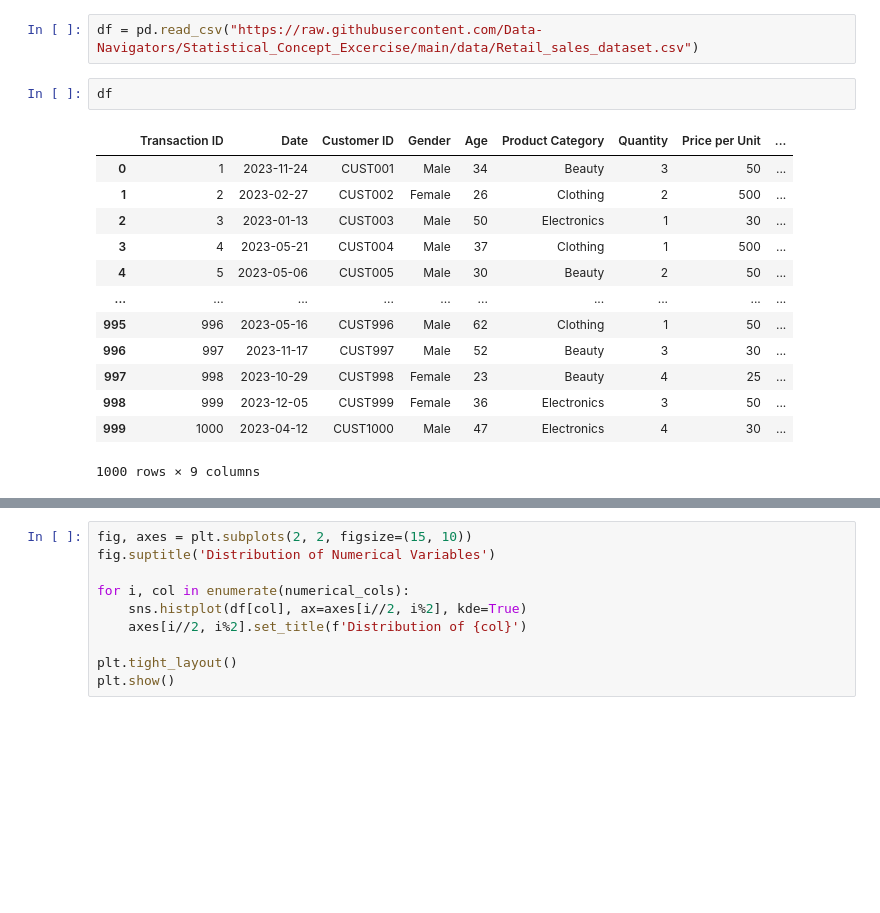
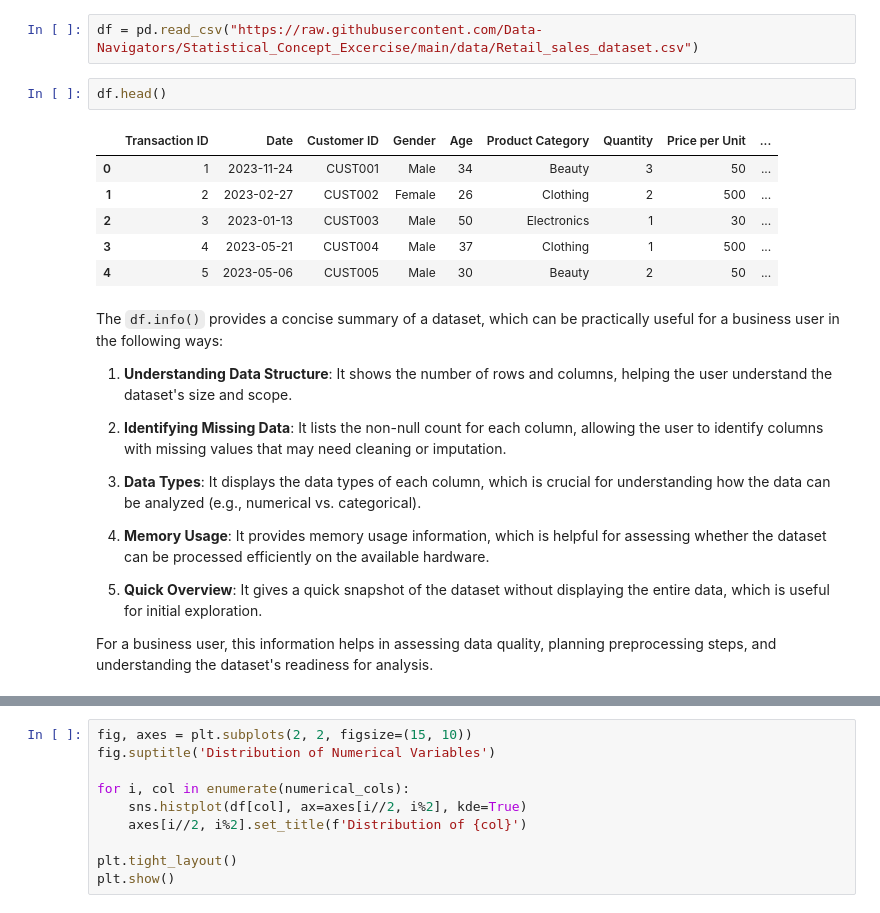
Before and after one commit to AnkiBhatia/Statistical_Concept_Excercise, a Jupyter notebook: exercise/exercise_1.ipynb, the cells around one changed output, grey strips where cells are left out. Cells and saved outputs as stored; diff of their text form; blank space fills up the shorter version.

Commit message:
Included details and added some practical notes to the notebooks. marked DS notebooks as opt

```diff
--- a/exercise/exercise_1.ipynb
+++ b/exercise/exercise_1.ipynb
@@ -5,18 +10,25 @@ import pandas as pd
 # %%
 df = pd.read_csv("https://raw.githubusercontent.com/Data-Navigators/Statistical_Concept_Excercise/main/data/Retail_sales_dataset.csv")
 # %%
-df
+df.head()
 # %% [output]
 |  | Transaction ID | Date | Customer ID | Gender | Age | Product Category | Quantity | Price per Unit | ... |
 | 0 | 1 | 2023-11-24 | CUST001 | Male | 34 | Beauty | 3 | 50 | ... |
 | 1 | 2 | 2023-02-27 | CUST002 | Female | 26 | Clothing | 2 | 500 | ... |
 | 2 | 3 | 2023-01-13 | CUST003 | Male | 50 | Electronics | 1 | 30 | ... |
 | 3 | 4 | 2023-05-21 | CUST004 | Male | 37 | Clothing | 1 | 500 | ... |
 | 4 | 5 | 2023-05-06 | CUST005 | Male | 30 | Beauty | 2 | 50 | ... |
-| ... | ... | ... | ... | ... | ... | ... | ... | ... | ... |
-| 995 | 996 | 2023-05-16 | CUST996 | Male | 62 | Clothing | 1 | 50 | ... |
-| 996 | 997 | 2023-11-17 | CUST997 | Male | 52 | Beauty | 3 | 30 | ... |
-| 997 | 998 | 2023-10-29 | CUST998 | Female | 23 | Beauty | 4 | 25 | ... |
-| 998 | 999 | 2023-12-05 | CUST999 | Female | 36 | Electronics | 3 | 50 | ... |
-| 999 | 1000 | 2023-04-12 | CUST1000 | Male | 47 | Electronics | 4 | 30 | ... |
-1000 rows × 9 columns
+# %% [markdown]
+The `df.info()` provides a concise summary of a dataset, which can be practically useful for a business user in the following ways:
+
+1. **Understanding Data Structure**: It shows the number of rows and columns, helping the user understand the dataset's size and scope.
+
+2. **Identifying Missing Data**: It lists the non-null count for each column, allowing the user to identify columns with missing values that may need cleaning or imputation.
+
+3. **Data Types**: It displays the data types of each column, which is crucial for understanding how the data can be analyzed (e.g., numerical vs. categorical).
+
+4. **Memory Usage**: It provides memory usage information, which is helpful for assessing whether the dataset can be processed efficiently on the available hardware.
+
+5. **Quick Overview**: It gives a quick snapshot of the dataset without displaying the entire data, which is useful for initial exploration.
+
+For a business user, this information helps in assessing data quality, planning preprocessing steps, and understanding the dataset's readiness for analysis.
```
Also changed, not shown: parts of 21 cells of this notebook, 3 other files.
